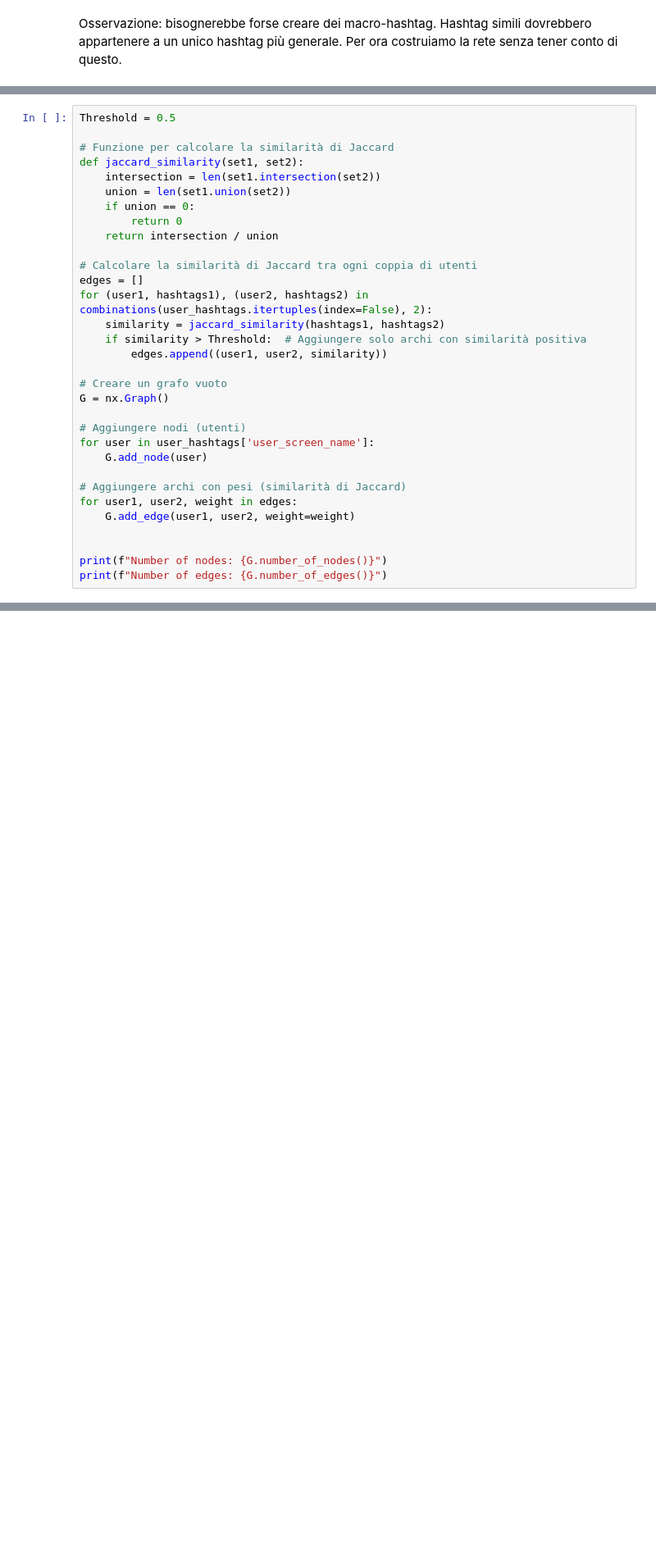
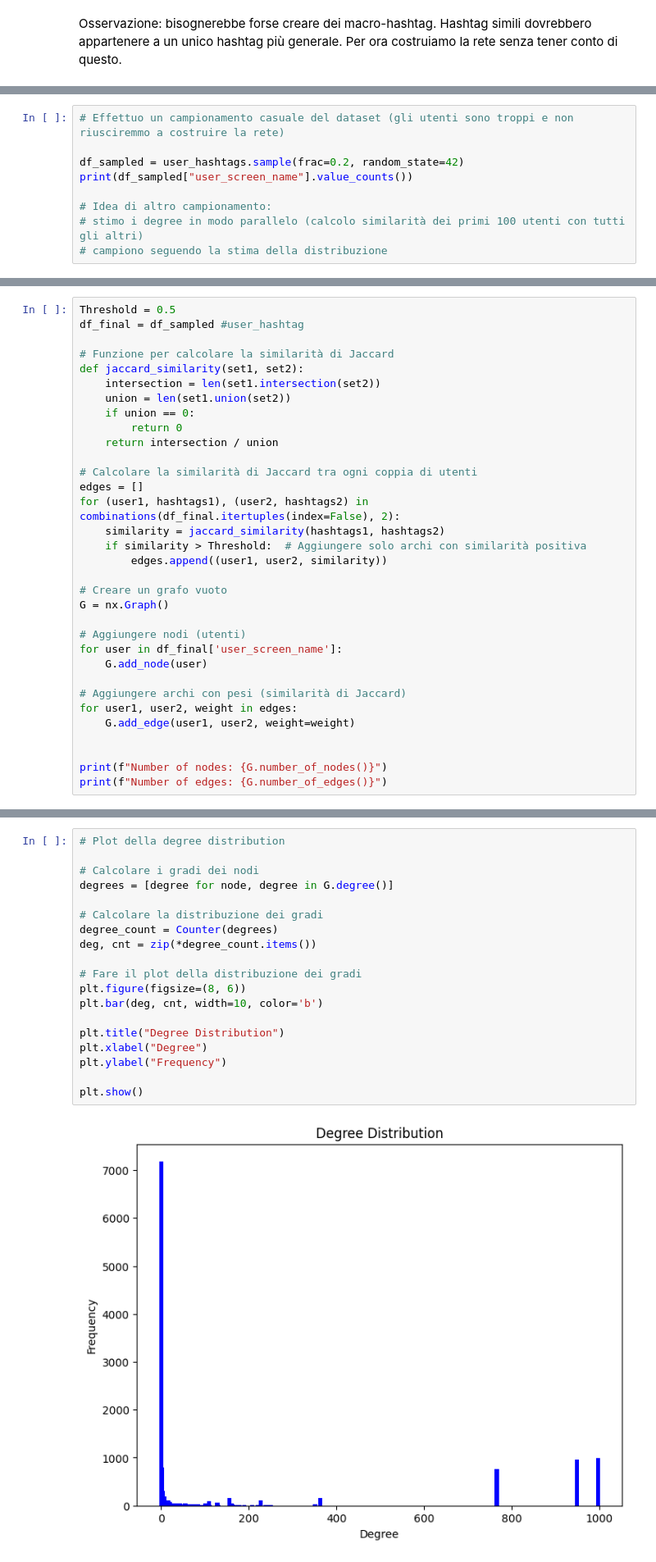
Before and after one commit to divadde/social_network_analysis_project, a Jupyter notebook: net-analysis-project.ipynb, the cells around one changed output, grey strips where cells are left out. Shown: that part at 82% size. Drawn from its saved outputs; the diff is of its cells as text; blank space fills up the shorter version.

```diff
--- a/net-analysis-project.ipynb
+++ b/net-analysis-project.ipynb
@@ -727,0 +601,9 @@ Name: count, Length: 3286, dtype: int64
+# %%
+# Effettuo un campionamento casuale del dataset (gli utenti sono troppi e non riusciremmo a costruire la rete)
+
+df_sampled = user_hashtags.sample(frac=0.2, random_state=42)
+print(df_sampled["user_screen_name"].value_counts())
+
+# Idea di altro campionamento:
+# stimo i degree in modo parallelo (calcolo similarità dei primi 100 utenti con tutti gli altri)
+# campiono seguendo la stima della distribuzione
@@ -728,5 +624,6 @@ Name: count, Length: 3286, dtype: int64
 # %%
 Threshold = 0.5
+df_final = df_sampled #user_hashtag
 
 # Funzione per calcolare la similarità di Jaccard
 def jaccard_similarity(set1, set2):
@@ -738,7 +635,7 @@ def jaccard_similarity(set1, set2):
 
 # Calcolare la similarità di Jaccard tra ogni coppia di utenti
 edges = []
-for (user1, hashtags1), (user2, hashtags2) in combinations(user_hashtags.itertuples(index=False), 2):
+for (user1, hashtags1), (user2, hashtags2) in combinations(df_final.itertuples(index=False), 2):
     similarity = jaccard_similarity(hashtags1, hashtags2)
     if similarity > Threshold:  # Aggiungere solo archi con similarità positiva
         edges.append((user1, user2, similarity))
@@ -747,7 +644,7 @@ for (user1, hashtags1), (user2, hashtags2) in combinations(user_hashtags.itertup
 G = nx.Graph()
 
 # Aggiungere nodi (utenti)
-for user in user_hashtags['user_screen_name']:
+for user in df_final['user_screen_name']:
     G.add_node(user)
 
 # Aggiungere archi con pesi (similarità di Jaccard)
@@ -774,0 +670,21 @@ plt.show()
+# %%
+# Plot della degree distribution
+
+# Calcolare i gradi dei nodi
+degrees = [degree for node, degree in G.degree()]
+
+# Calcolare la distribuzione dei gradi
+degree_count = Counter(degrees)
+deg, cnt = zip(*degree_count.items())
+
+# Fare il plot della distribuzione dei gradi
+plt.figure(figsize=(8, 6))
+plt.bar(deg, cnt, width=10, color='b')
+
+plt.title("Degree Distribution")
+plt.xlabel("Degree")
+plt.ylabel("Frequency")
+
+plt.show()
+# %% [output]
+[figure, added]
```
Also changed, not shown: parts of 46 cells of this notebook.
